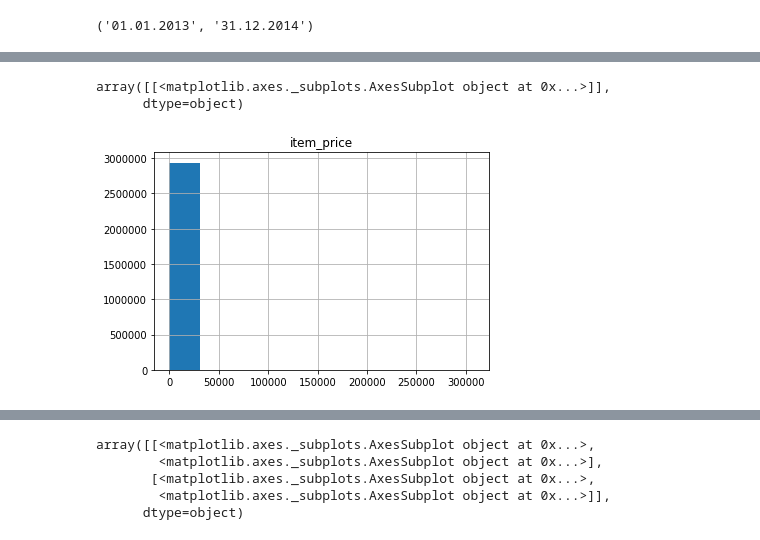
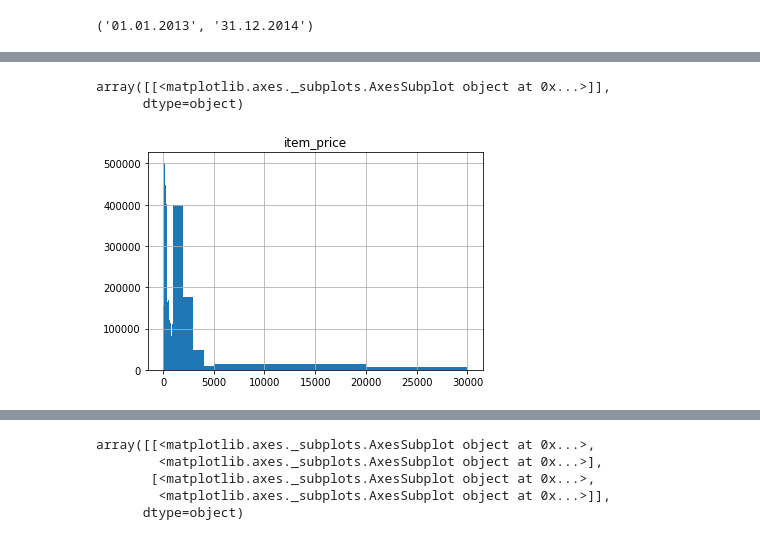
Before and after one commit to kkchuchu/kkchuchu.mushroom, a Jupyter notebook: notebooks/Predict Future Sales.ipynb, the cells around one changed output, grey strips where cells are left out. Saved outputs shown, nothing was run; the diff lists cells and outputs as text; code cells hidden in the pictures.

```diff
--- a/notebooks/Predict Future Sales.ipynb
+++ b/notebooks/Predict Future Sales.ipynb
@@ -89,9 +92,9 @@ after train shape: (2935848, 7)
-# %%
-train[['item_price']].hist()
-# %% [output]
-array([[<matplotlib.axes._subplots.AxesSubplot object at 0x...>]],
-      dtype=object)
-[figure, removed]
+# %%
+train[['item_price']].hist(bins=[0, 100, 200, 300, 400, 500, 600, 700, 800, 900, 1000, 2000, 3000, 4000, 5000, 10000, 20000, 30000])
+# %% [output]
+array([[<matplotlib.axes._subplots.AxesSubplot object at 0x...>]],
+      dtype=object)
+[figure, added]
 # %%
 train['item_price_log1p'] = train.apply(lambda x: np.log1p(x['item_price']), axis=1)
 # %%
```
Also changed, not shown: parts of 28 cells of this notebook, 5 other files.
